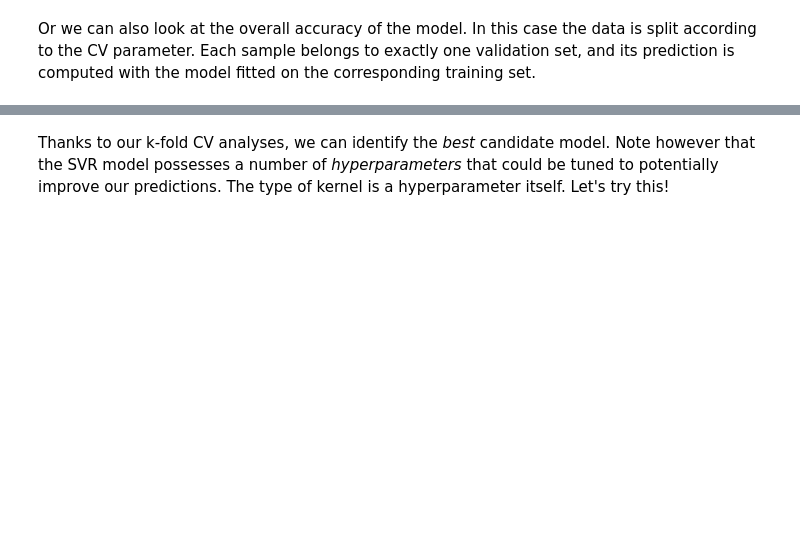
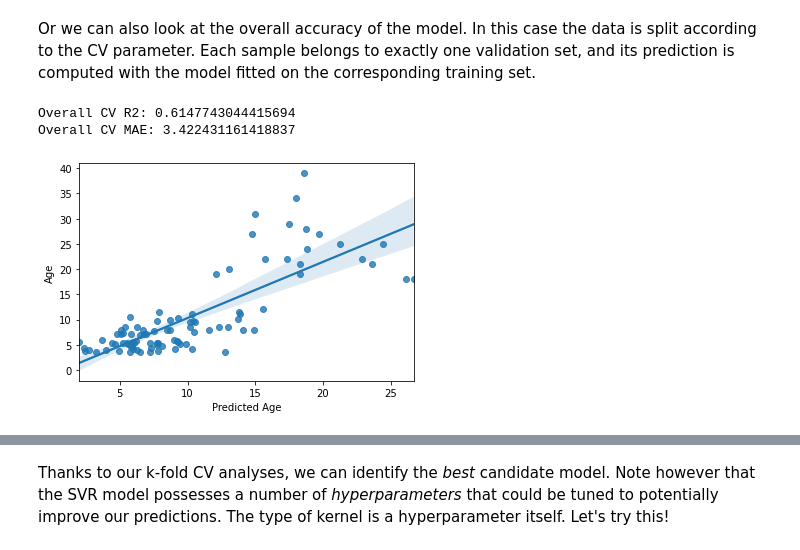
Before and after one commit to netneurolab/ipn-summer-school, a Jupyter notebook: lectures/2021-06-29/13-15/demo.ipynb, the cells around one changed output, grey strips where cells are left out. Saved outputs shown, nothing was run; the diff lists cells and outputs as text; code cells hidden in the pictures; blank space fills up the shorter version.

```diff
--- a/lectures/2021-06-29/13-15/demo.ipynb
+++ b/lectures/2021-06-29/13-15/demo.ipynb
@@ -368,16 +449,20 @@ Or we can also look at the overall accuracy of the model. In this case the data
 # %%
 from sklearn.metrics import r2_score
 
 y_pred = cross_val_predict(l_svr, X_train, y_train, cv=n_folds) # here we use our original training set
 overall_acc = r2_score(y_train, y_pred)
 overall_mae = mean_absolute_error(y_train,y_pred)
 
 print('Overall CV R2:', overall_acc)
 print('Overall CV MAE:', overall_mae)
 
-sns.regplot(y_pred, y_train)
+sns.regplot(x=y_pred, y=y_train)
 plt.xlabel('Predicted Age')
 plt.show()
+# %% [output]
+Overall CV R2: 0.6147743044415694
+Overall CV MAE: 3.422431161418837
+[figure, added]
 # %% [markdown]
 ## 7. Tweak your model: *k*-fold CV for model selection
 
```
Also changed, not shown: parts of 40 cells of this notebook.
